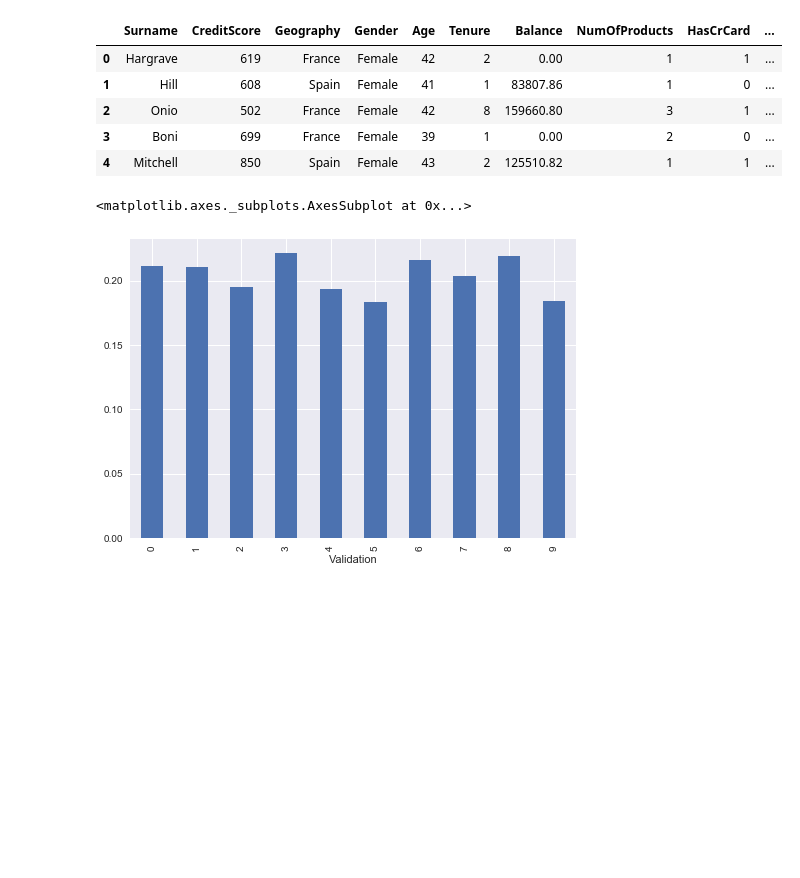
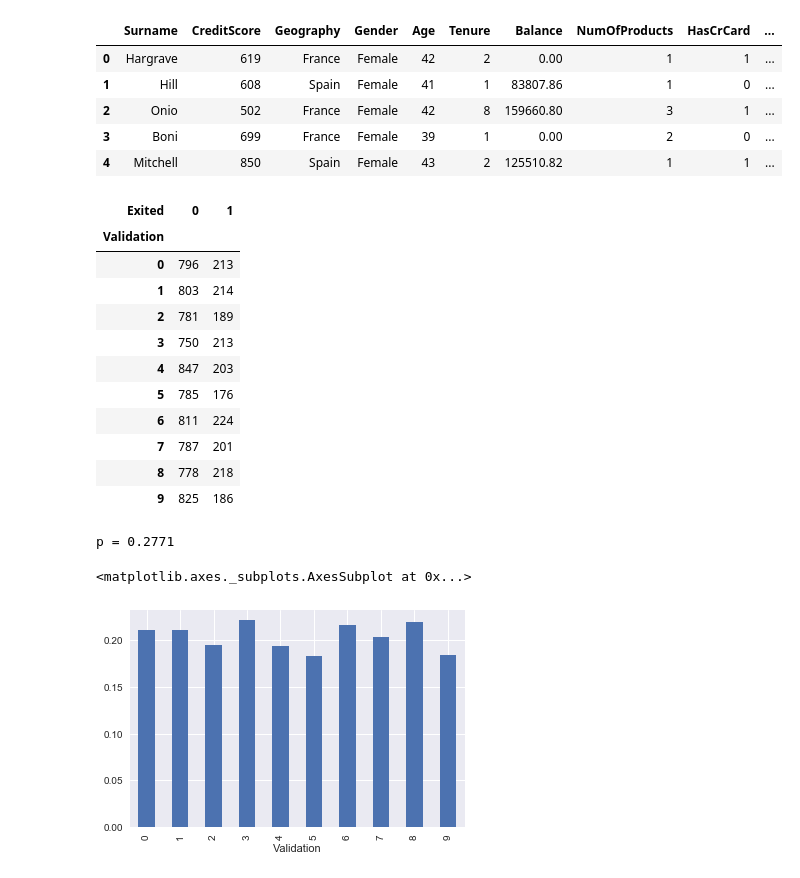
Before and after one commit to george-and-miller/data-science, a Jupyter notebook: Udemy A-Z Data Science.ipynb, the cells around one changed output. Cells and saved outputs as stored; diff of their text form; code cells hidden in the pictures; blank space fills up the shorter version.

Commit message:
Started to work with scikit learn on udemy data

```diff
--- a/Udemy A-Z Data Science.ipynb
+++ b/Udemy A-Z Data Science.ipynb
@@ -15,10 +24,22 @@ banking_data.head()
 | 3 | 15701354 | Boni | 699 | France | Female | 39 | 1 | 0.00 | 2 | ... |
 | 4 | 15737888 | Mitchell | 850 | Spain | Female | 43 | 2 | 125510.82 | 1 | ... |
 # %%
-def proportion(df, column):
-    return df[column].sum() / df[column].count()
+def chi_square(df, feature, target):
 
-proportion_leaving = proportion(banking_data, 'Exited')
+    table = pd.crosstab(df[feature], df[target])
+    _, p, *_ = stats.chi2_contingency(table.values)
+
+    return p
+
+def chi2_significance_test(df, feature, target, confidence_level = .05):
+    p = chi_square(df, feature, target)
+
+    return p < confidence_level
+
+
+total_number_of_samples = banking_data.shape[0]
+
+proportion_leaving = banking_data['Exited'].sum() / total_number_of_samples
 
 print(f"The proportion of customers leaving: {proportion_leaving*100:.0f}%")
 # %% [output]
@@ -54,7 +118,26 @@ banking_data.head()
 | 4 | Mitchell | 850 | Spain | Female | 43 | 2 | 125510.82 | 1 | 1 | ... |
 # %%
 banking_data_validation = banking_data.groupby('Validation')
+table = pd.crosstab(banking_data['Validation'], banking_data['Exited'])
+
+display(table)
+
+chi2, p, dof, expected = stats.chi2_contingency(table.values)
+print(f'p = {p:.4f}')
 proportion(banking_data_validation, 'Exited').plot.bar()
 # %% [output]
+| Exited | 0 | 1 |
+| Validation |  |  |
+| 0 | 796 | 213 |
+| 1 | 803 | 214 |
+| 2 | 781 | 189 |
+| 3 | 750 | 213 |
+| 4 | 847 | 203 |
+| 5 | 785 | 176 |
+| 6 | 811 | 224 |
+| 7 | 787 | 201 |
+| 8 | 778 | 218 |
+| 9 | 825 | 186 |
-<matplotlib.axes._subplots.AxesSubplot at 0x...>
+p = 0.2771
+<matplotlib.axes._subplots.AxesSubplot at 0x...>
-[figure, old version]
+[figure, new version]
```
Also changed, not shown: parts of 12 cells of this notebook.
